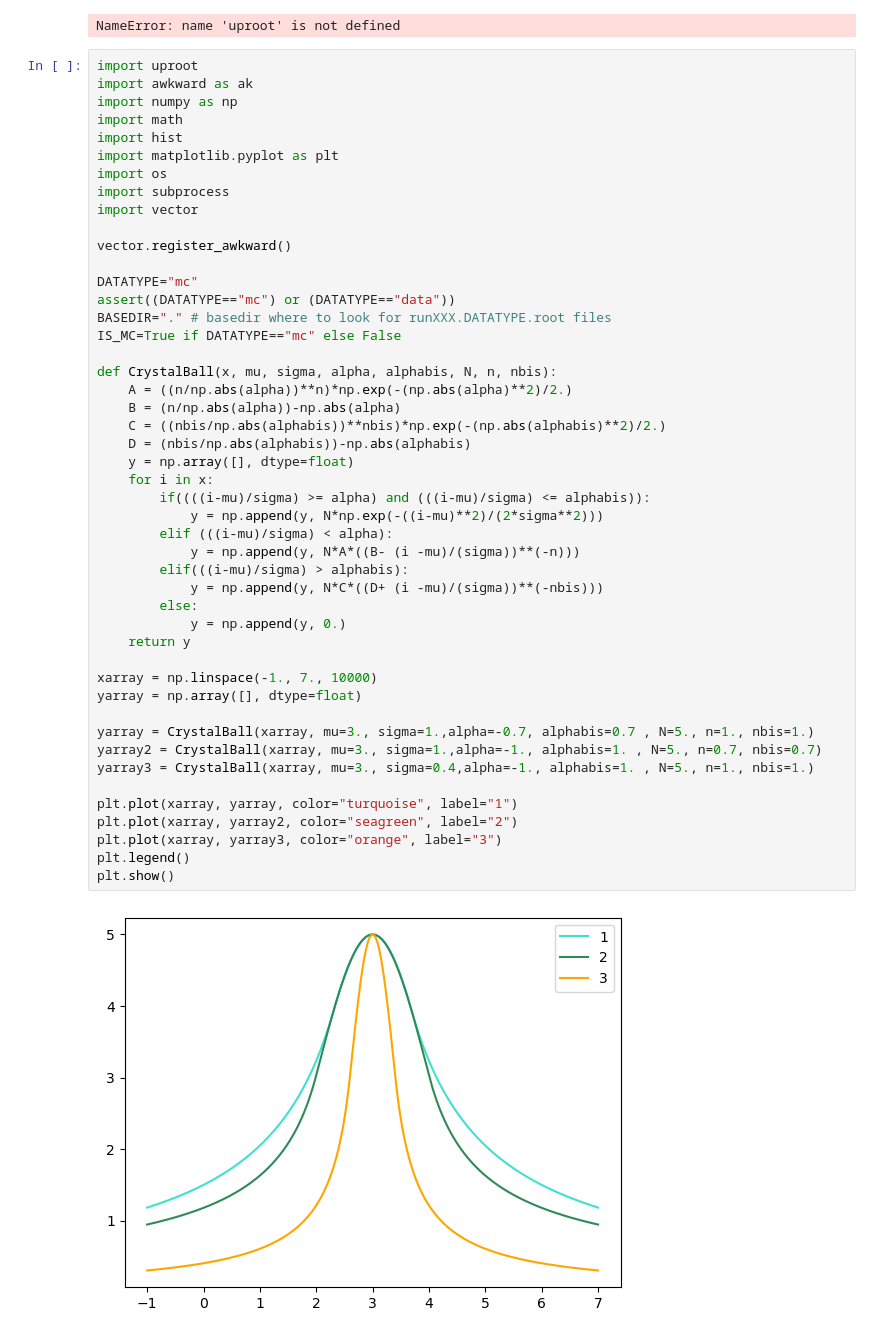
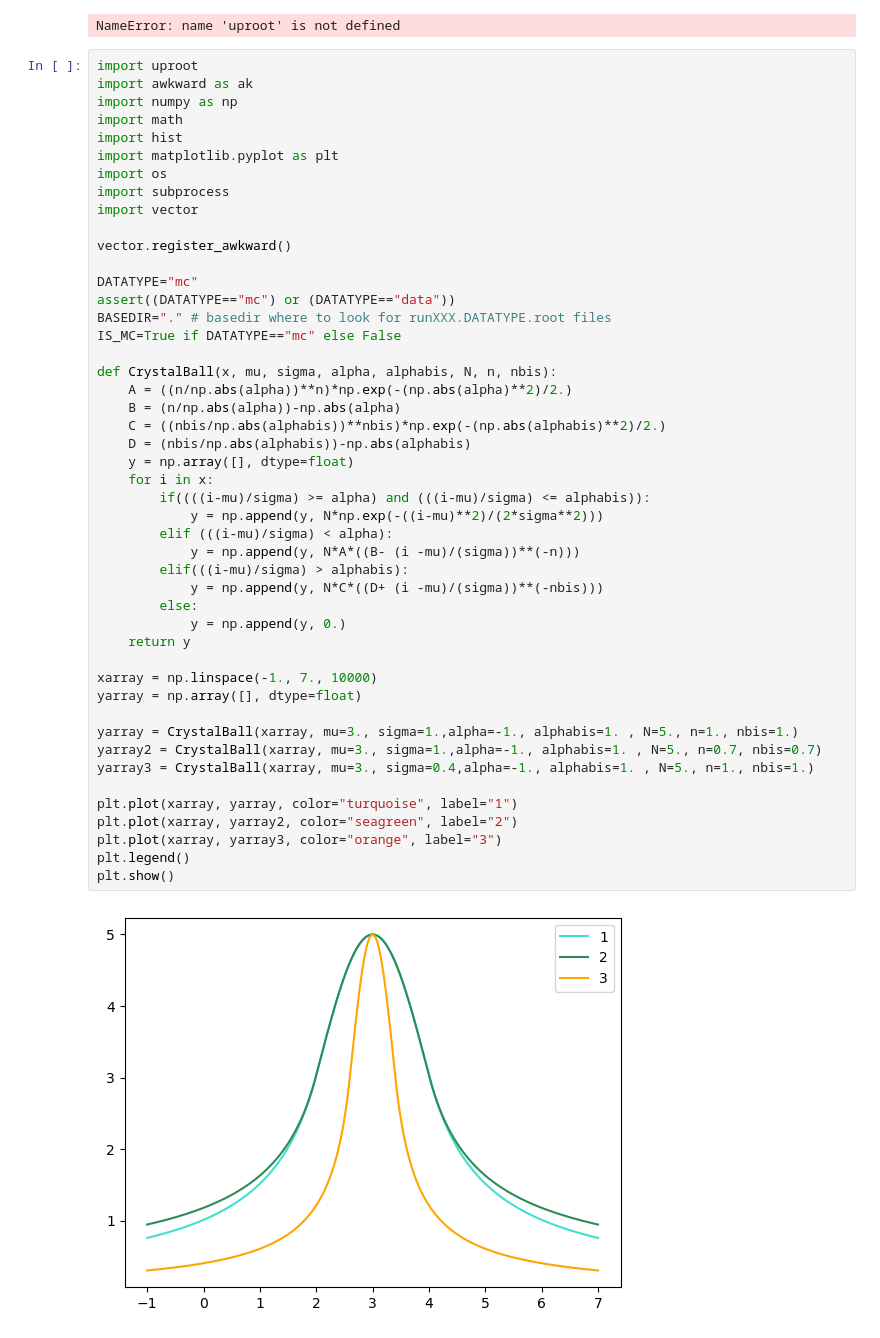
Before and after one commit to nantes-m2-rps-exp/qqbar2mumu-2022, a Jupyter notebook: notebooks/Test_Crystal_Ball-Copy1.ipynb, the cells around one changed output. Drawn from its saved outputs; the diff is of its cells as text.

```diff
--- a/notebooks/Test_Crystal_Ball-Copy1.ipynb
+++ b/notebooks/Test_Crystal_Ball-Copy1.ipynb
@@ -52,32 +52,32 @@ IS_MC=True if DATATYPE=="mc" else False
 
 def CrystalBall(x, mu, sigma, alpha, alphabis, N, n, nbis):
     A = ((n/np.abs(alpha))**n)*np.exp(-(np.abs(alpha)**2)/2.)
     B = (n/np.abs(alpha))-np.abs(alpha)
     C = ((nbis/np.abs(alphabis))**nbis)*np.exp(-(np.abs(alphabis)**2)/2.)
     D = (nbis/np.abs(alphabis))-np.abs(alphabis)
     y = np.array([], dtype=float)
     for i in x:
         if((((i-mu)/sigma) >= alpha) and (((i-mu)/sigma) <= alphabis)):
             y = np.append(y, N*np.exp(-((i-mu)**2)/(2*sigma**2)))
         elif (((i-mu)/sigma) < alpha):
             y = np.append(y, N*A*((B- (i -mu)/(sigma))**(-n)))
         elif(((i-mu)/sigma) > alphabis):
             y = np.append(y, N*C*((D+ (i -mu)/(sigma))**(-nbis)))
         else:
             y = np.append(y, 0.)
     return y
 
 xarray = np.linspace(-1., 7., 10000)
 yarray = np.array([], dtype=float)
 
-yarray = CrystalBall(xarray, mu=3., sigma=1.,alpha=-0.7, alphabis=0.7 , N=5., n=1., nbis=1.)
+yarray = CrystalBall(xarray, mu=3., sigma=1.,alpha=-1., alphabis=1. , N=5., n=1., nbis=1.)
 yarray2 = CrystalBall(xarray, mu=3., sigma=1.,alpha=-1., alphabis=1. , N=5., n=0.7, nbis=0.7)
 yarray3 = CrystalBall(xarray, mu=3., sigma=0.4,alpha=-1., alphabis=1. , N=5., n=1., nbis=1.)
 
 plt.plot(xarray, yarray, color="turquoise", label="1")
 plt.plot(xarray, yarray2, color="seagreen", label="2")
 plt.plot(xarray, yarray3, color="orange", label="3")
 plt.legend()
 plt.show()
 # %% [output]
-[figure, old version]
+[figure, new version]
```
Also changed, not shown: 3 other files.
